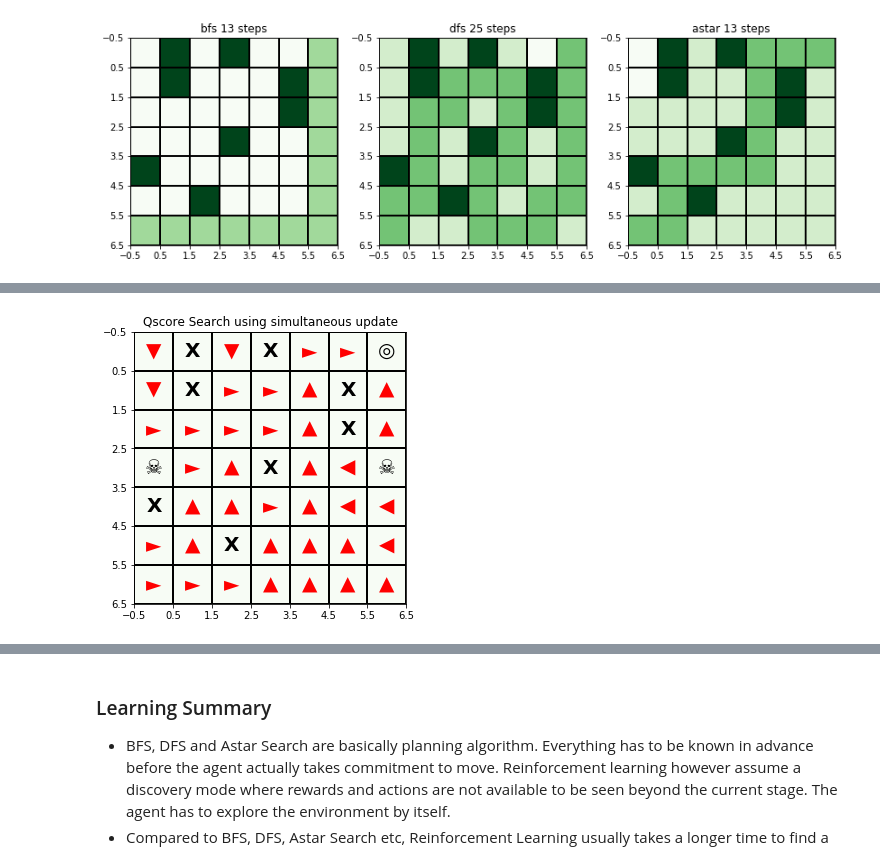
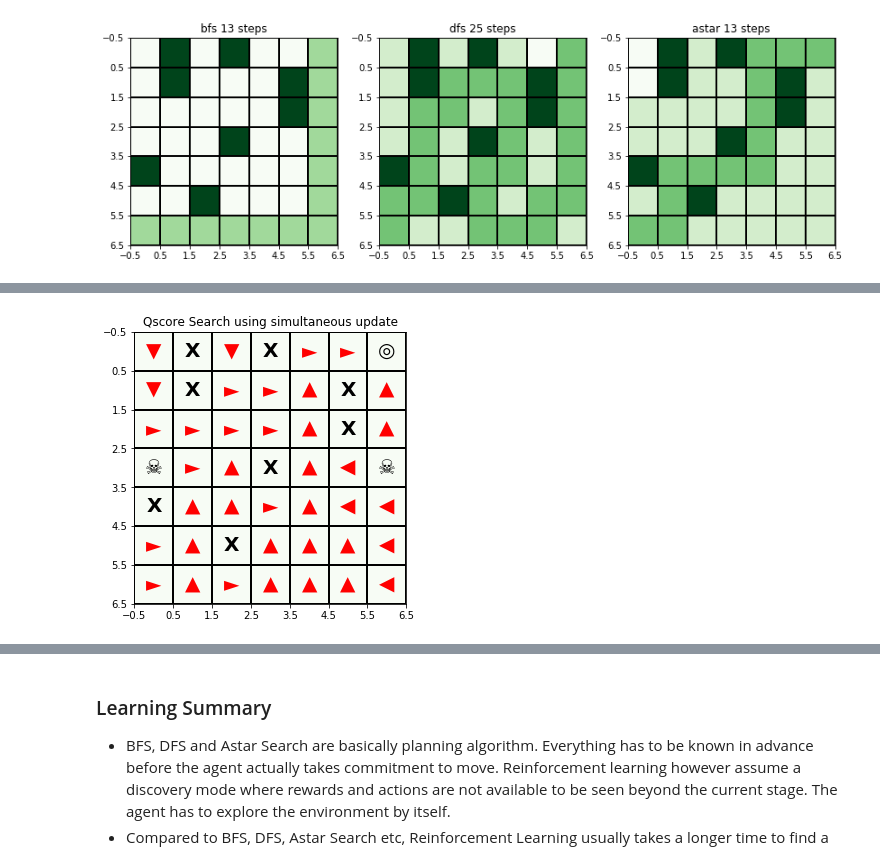
Before and after one commit to chihoxtra/reinforcement_learning, a Jupyter notebook: [PlayAround][Reinforcement Learning].ipynb, the cells around one changed output, grey strips where cells are left out. Saved outputs shown, nothing was run; the diff lists cells and outputs as text; code cells hidden in the pictures.

```diff
--- a/[PlayAround][Reinforcement Learning].ipynb
+++ b/[PlayAround][Reinforcement Learning].ipynb
@@ -559,11 +575,12 @@ showSearchPolicy(p1, s1, title='Using Temperal Diff steps update')
 # %%
 ############### Method 2 ########################
 s2 = RL_SearchAgent(p1, gamma=0.90, initialState = (1,1))
-s2.trainModelBellEquation(epoche=500, offPolicyThreshold=0.1)
+s2.trainModelBellEquation(epoche=300, offPolicyThreshold=0.0)
+#since we update all possible states, we might not need off policy in this case
 displayRLMaze(p1, s2, [],'Qscore Search using simultaneous update')
 # Note that there is no path in this concept because all states are updated in an epoch
 # %% [output]
-[figure, old version]
+[figure, new version]
 # %%
 showSearchPolicy(p2, s2, title='using Bell Equation simultanes update')
 # %% [output]
```
Also changed, not shown: parts of 8 cells of this notebook.
